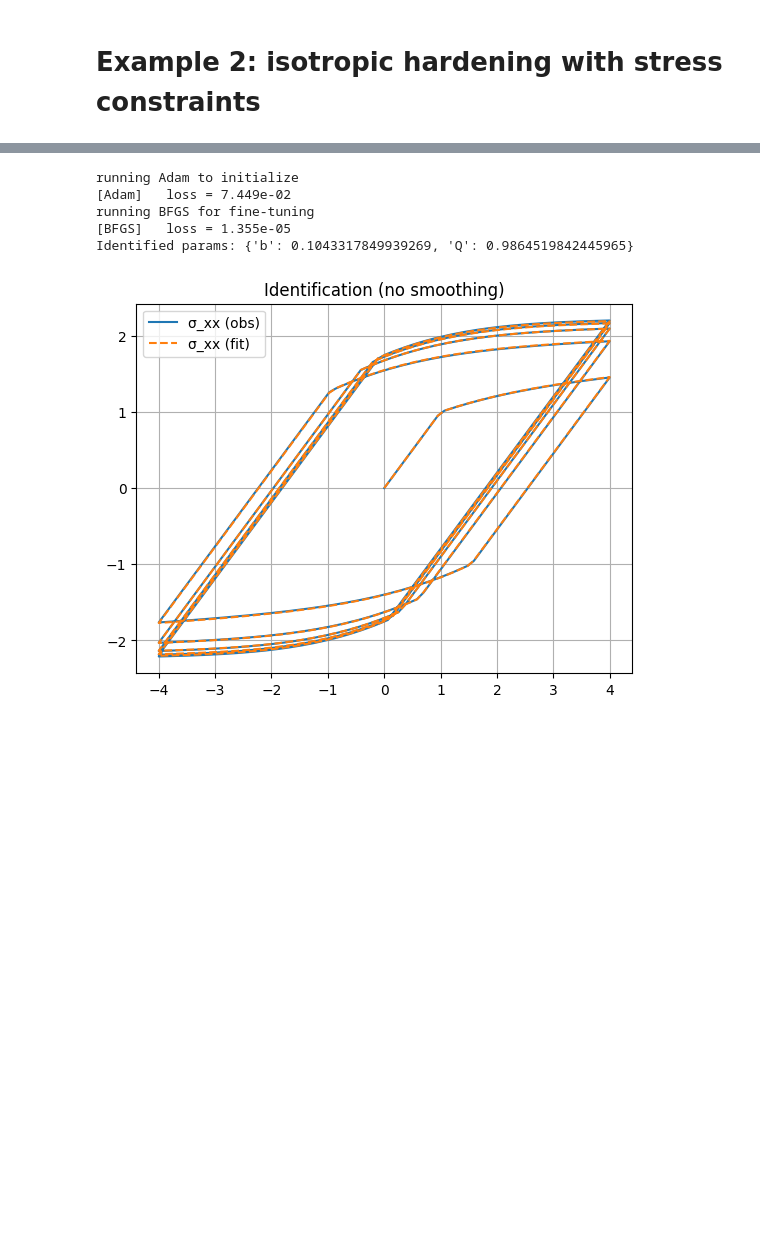
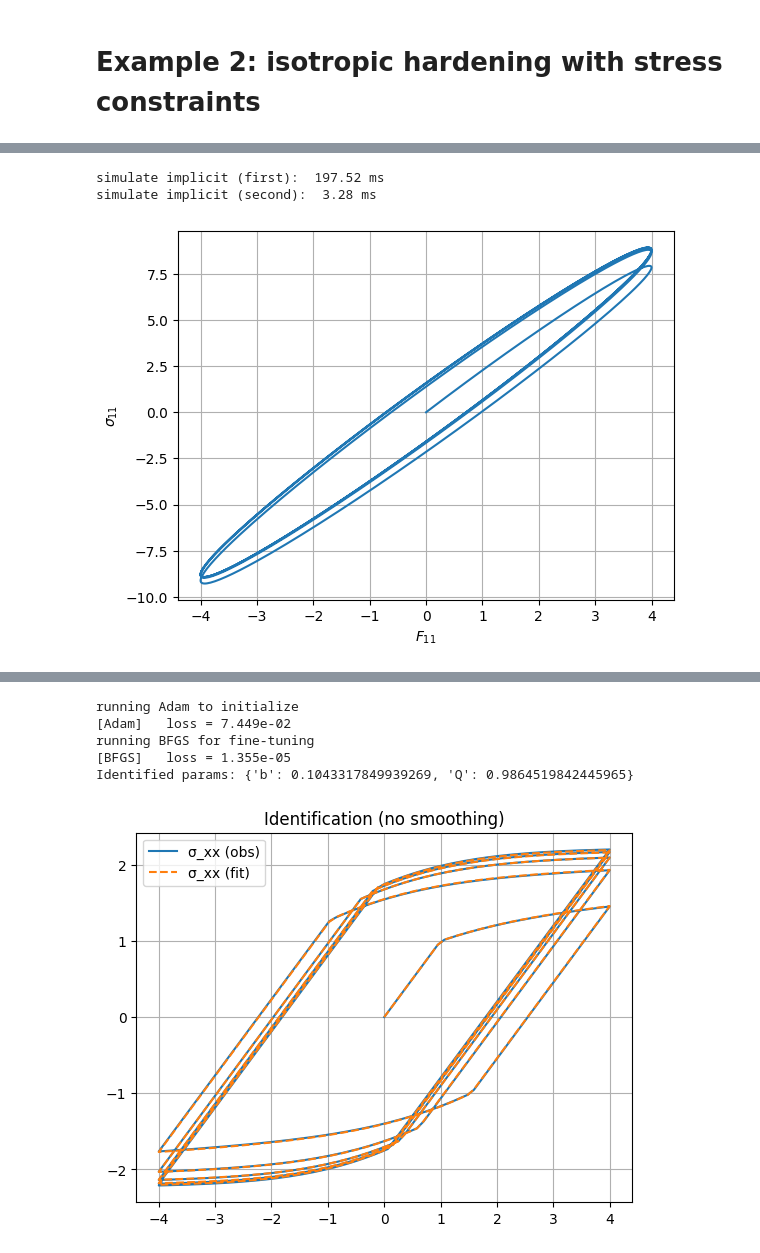
Before and after one commit to kerfriden/jax_constitutive_law, a Jupyter notebook: jax_cl_3.ipynb, the cells around one changed output, grey strips where cells are left out. Drawn from its saved outputs; the diff is of its cells as text; code cells hidden in the pictures; blank space fills up the shorter version.

```diff
--- a/jax_cl_3.ipynb
+++ b/jax_cl_3.ipynb
@@ -914,0 +918,75 @@ simulate implicit (second):  3.15 ms
+# %%
+# ----------------- example usage -----------------
+
+# material params
+E, nu = 1.0, 0.3
+params = {
+    "K": 1.0,
+    "G": 1.0,
+    "eta": 0.1,
+    "C": C_iso_voigt(E, nu),
+}
+
+# strain history
+n_ts = 1000
+ts = jnp.linspace(0., 1., n_ts)
+
+# strain history (Voigt)
+eps_xx = 4.0 * jnp.sin(ts * 30.0)
+eps_xx = 4.0 * jnp.sin( ts * 30.0)
+epsilon_ts = (jnp.zeros((len(ts), 6)).at[:, 0].set(eps_xx))
+
+#load_list = [
+#    {
+#        "t": ts[i],
+#        "delta_t": (ts[i] - ts[i-1]) if i > 0 else 1./(ts[1] - ts[0])*(ts[1] - ts[0]),
+#        "epsilon": epsilon_ts[i],
+#        "delta_epsilon": (epsilon_ts[i] - epsilon_ts[i-1]) if i > 0 else jnp.zeros(6),
+#    }
+#    for i in range(len(ts))
+#]
+#def stack_load_list(load_list):
+#    # Turn list[dict(arrays)] -> dict(arrays with leading time dim)
+#    return jax.tree_util.tree_map(lambda *xs: jnp.stack(xs), *load_list)
+#load = stack_load_list(load_list)
+
+# Δt: first step = ts[1] - ts[0], then forward differences
+dt0 = ts[1] - ts[0]
+delta_t = jnp.concatenate([jnp.array([dt0]), jnp.diff(ts)])
+
+# Δε: first step = 0, then forward differences along time
+zero6 = jnp.zeros((1, 6), dtype=epsilon_ts.dtype)
+delta_epsilon = jnp.concatenate([zero6, epsilon_ts[1:] - epsilon_ts[:-1]], axis=0)
+
+load = {
+    "t": ts,                       # (T,)
+    "epsilon": epsilon_ts,         # (T, 6)
+    "delta_t": delta_t,            # (T,)
+    "delta_epsilon": delta_epsilon # (T, 6)
+}
+
+# initial state
+internal_state0 = {"sigma": jnp.zeros(6),}
+
+# run
+t0 = time.time()
+state_T, saved = simulate(constitutive_update_fn,internal_state0, load, params)
+jax.block_until_ready(saved)
+print("simulate implicit (first):  %.2f ms" % ((time.time()-t0)*1e3))
+
+# run
+t0 = time.time()
+state_T, saved = simulate(constitutive_update_fn,internal_state0, load, params)
+jax.block_until_ready(saved)
+print("simulate implicit (second):  %.2f ms" % ((time.time()-t0)*1e3))
+
+eps11 = jnp.array(load["epsilon"][:,0])
+plt.plot(eps11,saved["fields"]["sigma"][:,0])
+plt.grid()
+plt.xlabel(r"$F_{11}$")
+plt.ylabel(r"$\sigma_{11}$")
+plt.show()
+# %% [output]
+simulate implicit (first):  197.52 ms
+simulate implicit (second):  3.28 ms
+[figure, added]
```
Also changed, not shown: parts of 21 cells of this notebook.
